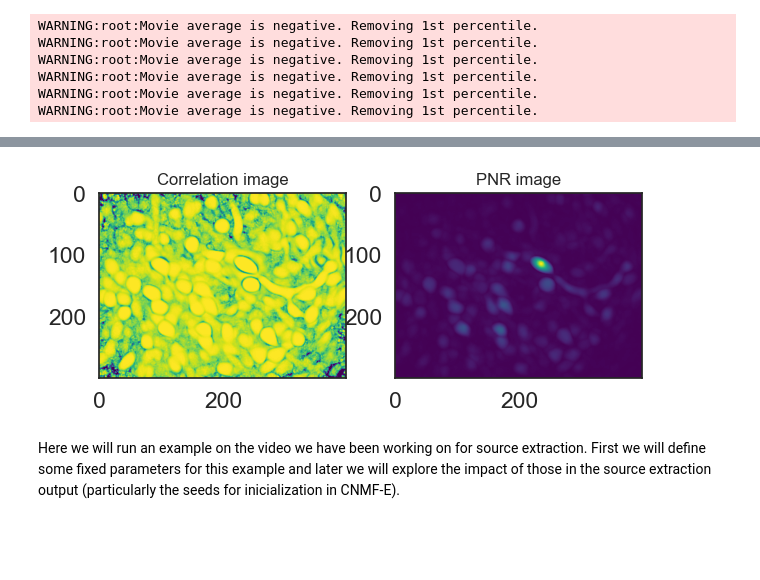
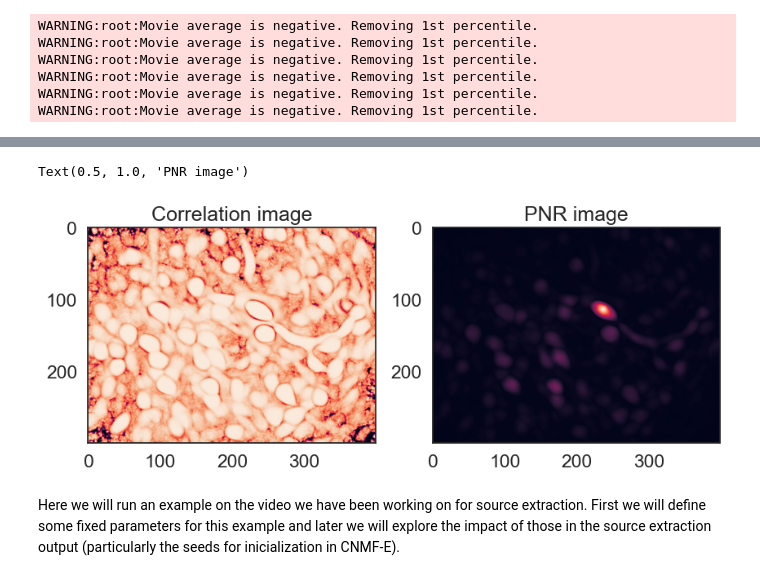
Before and after one commit to neural-data-science-course/neural-data, a Jupyter notebook: 03-calcium_imaging/calcium_imaging.ipynb, the cells around one changed output, grey strips where cells are left out. Cells and saved outputs as stored; diff of their text form; code cells hidden in the pictures; blank space fills up the shorter version.

```diff
--- a/03-calcium_imaging/calcium_imaging.ipynb
+++ b/03-calcium_imaging/calcium_imaging.ipynb
@@ -322,10 +323,15 @@ images = Yr.T.reshape((T,) + dims, order='F' )
 # compute correlation and pnr images
 gSig = 9
 corr_image, pnr_image = cm.summary_images.correlation_pnr(images[::1], gSig=gSig,swap_dim=False)
-# %%
-aux.summary_images(corr_image = corr_image, pnr_image = pnr_image)
-# %% [output]
-[figure, removed]
+# %%
+figure, axes = plt.subplots(1, 2,figsize=(10,5))
+axes[0].imshow(corr_image)
+axes[0].set_title('Correlation image')
+axes[1].imshow(pnr_image)
+axes[1].set_title('PNR image')
+# %% [output]
+Text(0.5, 1.0, 'PNR image')
+[figure, added]
 # %% [markdown]
 Here we will run an example on the video we have been working on for source extraction. First we will define some fixed parameters for this example and later we will explore the impact of those in the source extraction output (particularly the seeds for inicialization in CNMF-E).
 # %%
```
Also changed, not shown: parts of 19 cells of this notebook, 1 other file.
